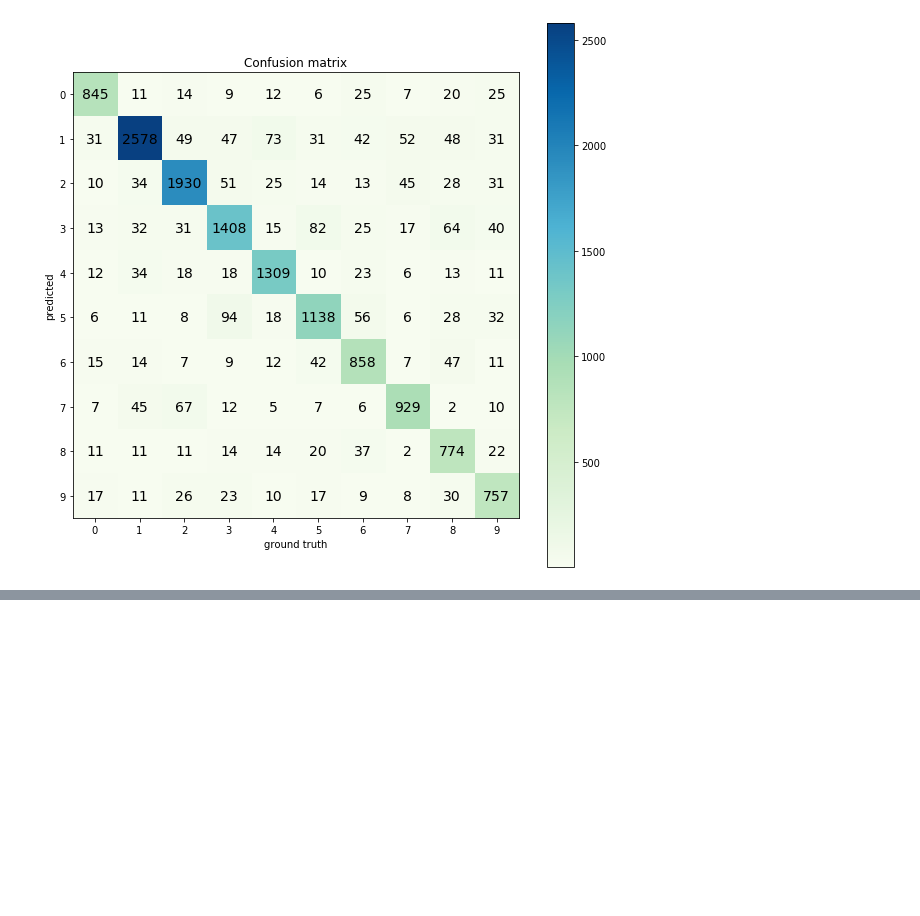
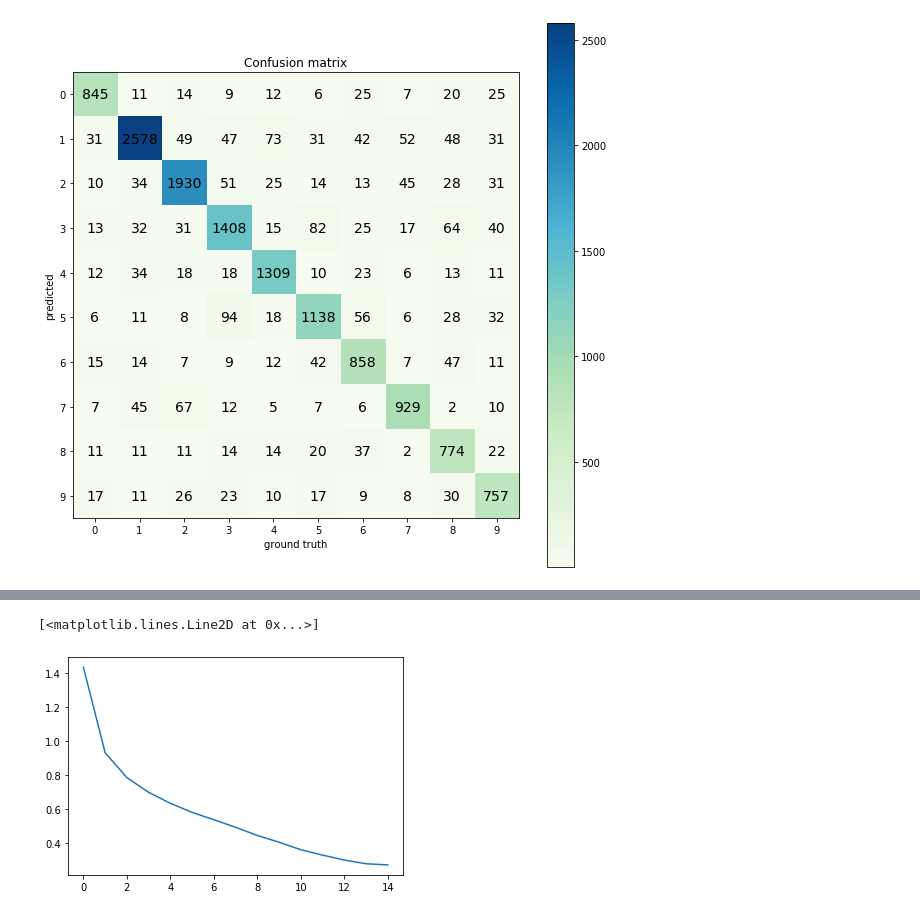
Before and after one commit to VadimAspirin/dl, a Jupyter notebook: assignment2/_pytorch.ipynb, the cells around one changed output, grey strips where cells are left out. Drawn from its saved outputs; the diff is of its cells as text; code cells hidden in the pictures; blank space fills up the shorter version.

```diff
--- a/assignment2/_pytorch.ipynb
+++ b/assignment2/_pytorch.ipynb
@@ -596,0 +678,65 @@ visualize_confusion_matrix(confusion_matrix)
+# %%
+batch_size = 64
+lr = 1e-2
+epoch = 15
+l2 = 1e-6
+
+
+data_size = data_train.data.shape[0]
+validation_split = .2
+split = int(np.floor(validation_split * data_size))
+indices = list(range(data_size))
+np.random.shuffle(indices)
+
+train_indices, val_indices = indices[split:], indices[:split]
+
+train_sampler = SubsetRandomSampler(train_indices)
+val_sampler = SubsetRandomSampler(val_indices)
+
+train_loader = torch.utils.data.DataLoader(data_train, batch_size=batch_size,
+                                           sampler=train_sampler)
+val_loader = torch.utils.data.DataLoader(data_train, batch_size=batch_size,
+                                         sampler=val_sampler)
+
+nn_model = nn.Sequential(
+            Flattener(),
+            nn.Linear(3*32*32, 850),
+            nn.BatchNorm1d(850),
+            nn.LeakyReLU(inplace=True),
+
+            nn.Linear(850, 500),
+            nn.BatchNorm1d(500),
+            nn.LeakyReLU(inplace=True),
+
+            nn.Linear(500, 100),
+            nn.BatchNorm1d(100),
+            nn.LeakyReLU(inplace=True),
+
+            nn.Linear(100, 10),
+         )
+nn_model.type(torch.FloatTensor)
+
+def init_normal(m):
+    if type(m) == nn.Linear:
+        nn.init.kaiming_normal_(m.weight, nonlinearity='leaky_relu')
+nn_model.apply(init_normal)
+
+loss = nn.CrossEntropyLoss().type(torch.FloatTensor)
+optimizer = optim.Adam(nn_model.parameters(), lr=lr, weight_decay=l2)
+#scheduler = optim.lr_scheduler.CosineAnnealingLR(optimizer, epoch, eta_min=0)
+scheduler = optim.lr_scheduler.CosineAnnealingLR(optimizer, epoch * ((len(train_indices) // batch_size) + 1), eta_min=0)
+loss_history, train_history, val_history = train_model(nn_model,
+                                                       train_loader,
+                                                       val_loader,
+                                                       loss,
+                                                       optimizer,
+                                                       epoch,
+                                                       scheduler=scheduler,
+                                                       scheduler_for_batch=True
+                                                       )
+
+test_loader = torch.utils.data.DataLoader(data_test, batch_size=batch_size)
+test_accuracy = compute_accuracy(nn_model, test_loader)
+print("Test accuracy: %2.4f" % test_accuracy)
+plt.plot(loss_history)
+# %% [output]
@@ -596,0 +759,2 @@ visualize_confusion_matrix(confusion_matrix)
+[<matplotlib.lines.Line2D at 0x...>]
+[figure, added]
```
Also changed, not shown: parts of 6 cells of this notebook.
